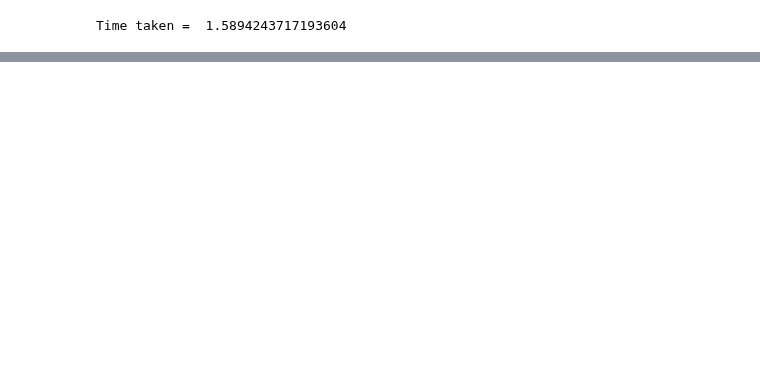
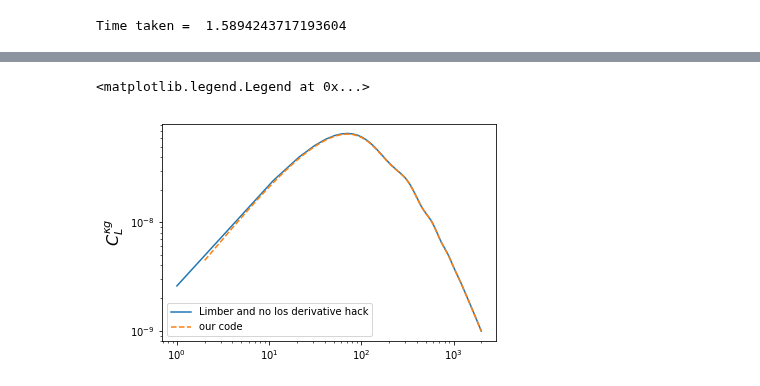
Before and after one commit to VMBoehm/postlimber, a Jupyter notebook: notebooks/Post Limber Correlation Functions.ipynb, the cells around one changed output, grey strips where cells are left out. Saved outputs shown, nothing was run; the diff lists cells and outputs as text; code cells hidden in the pictures; blank space fills up the shorter version.

Commit message:
file with zeroth order cls, final version, only last plot might need modification

```diff
--- a/notebooks/Post Limber Correlation Functions.ipynb
+++ b/notebooks/Post Limber Correlation Functions.ipynb
@@ -843,0 +293,11 @@ TypeError: Object of type 'ndarray' is not JSON serializable
+# %%
+ells,clkg = np.load('../output/limber_flat_sky_clkg_mean%d_width%0.e.npy'%(mean,width))
+# %%
+# difference at low ell is expected because I'm comparing to no-Limber
+plt.loglog(ells,clkg, label = 'Limber and no los derivative hack')
+plt.loglog(ell_,Cl_kp,ls = '--',label='our code')
+plt.ylabel('$C_L^{\kappa g}$',fontsize=16)
+plt.legend()
+# %% [output]
+<matplotlib.legend.Legend at 0x...>
+[figure, added]
```
Also changed, not shown: parts of 57 cells of this notebook, 1 other file.
